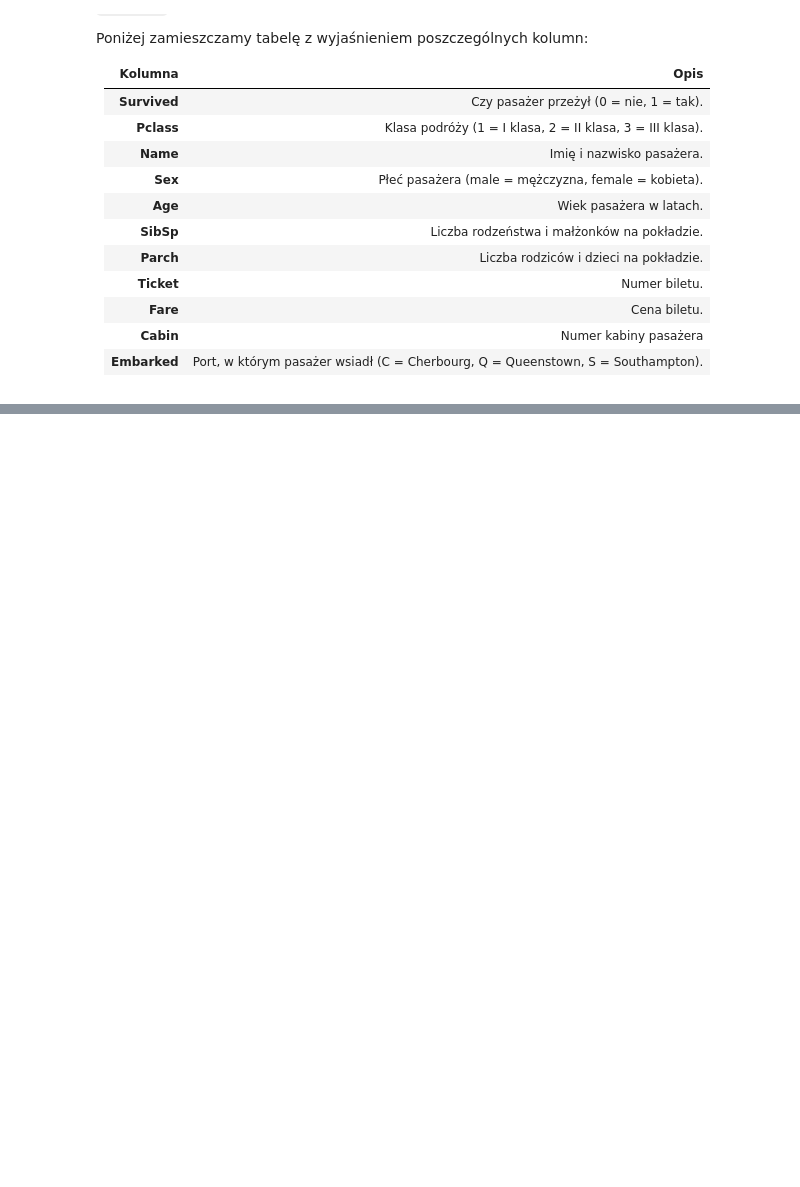
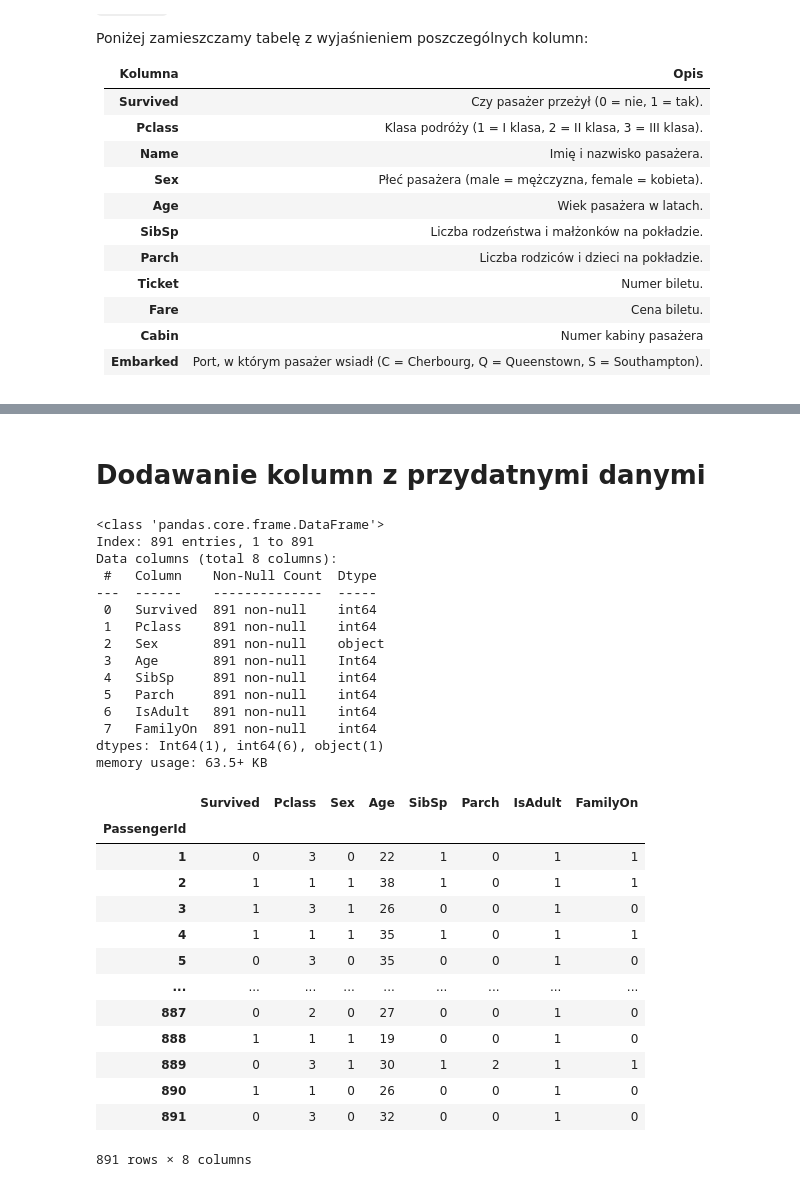
Before and after one commit to Solvro/ml-wakacyjne-wyzwanie-2025, a Jupyter notebook: 1_przetwarzanie_wizualizacja/EDA_zadanie.ipynb, the cells around one changed output, grey strips where cells are left out. Drawn from its saved outputs; the diff is of its cells as text; code cells hidden in the pictures; blank space fills up the shorter version.

```diff
--- a/1_przetwarzanie_wizualizacja/EDA_zadanie.ipynb
+++ b/1_przetwarzanie_wizualizacja/EDA_zadanie.ipynb
@@ -5,7 +7,7 @@ drive.mount('/content/drive') # remove the cell if colab is not used
 import pandas as pd
 import numpy as np
 from pathlib import Path
-base_path = Path() # Pass path to data folder here, e.g. Path('/content/drive/MyDrive/data') if using Google Drive
+base_path = Path('/content/drive/MyDrive/Colab Notebooks/DANE LEKCJA 1') # Pass path to data folder here, e.g. Path('/content/drive/MyDrive/data') if using Google Drive
 # %% [markdown]
 # Analiza i przetwarzanie danych na temat Titanica
 
@@ -67,0 +121,39 @@ titanic_df = pd.read_csv(base_path / 'titanic.csv', index_col='PassengerId')
+# %% [markdown]
+# Dodawanie kolumn z przydatnymi danymi
+# %%
+sex_mapping = {
+    'male': 0,
+    'female': 1
+}
+titanic_clean['Sex'] = titanic_clean['Sex'].map(sex_mapping)
+titanic_clean
+# %% [output]
+<class 'pandas.core.frame.DataFrame'>
+Index: 891 entries, 1 to 891
+Data columns (total 8 columns):
+ #   Column    Non-Null Count  Dtype
+---  ------    --------------  -----
+ 0   Survived  891 non-null    int64
+ 1   Pclass    891 non-null    int64
+ 2   Sex       891 non-null    object
+ 3   Age       891 non-null    Int64
+ 4   SibSp     891 non-null    int64
+ 5   Parch     891 non-null    int64
+ 6   IsAdult   891 non-null    int64
+ 7   FamilyOn  891 non-null    int64
+dtypes: Int64(1), int64(6), object(1)
+memory usage: 63.5+ KB
+|  | Survived | Pclass | Sex | Age | SibSp | Parch | IsAdult | FamilyOn |
+| PassengerId |  |  |  |  |  |  |  |  |
+| 1 | 0 | 3 | 0 | 22 | 1 | 0 | 1 | 1 |
+| 2 | 1 | 1 | 1 | 38 | 1 | 0 | 1 | 1 |
+| 3 | 1 | 3 | 1 | 26 | 0 | 0 | 1 | 0 |
+| 4 | 1 | 1 | 1 | 35 | 1 | 0 | 1 | 1 |
+| 5 | 0 | 3 | 0 | 35 | 0 | 0 | 1 | 0 |
+| ... | ... | ... | ... | ... | ... | ... | ... | ... |
+| 887 | 0 | 2 | 0 | 27 | 0 | 0 | 1 | 0 |
+| 888 | 1 | 1 | 1 | 19 | 0 | 0 | 1 | 0 |
+| 889 | 0 | 3 | 1 | 30 | 1 | 2 | 1 | 1 |
+| 890 | 1 | 1 | 0 | 26 | 0 | 0 | 1 | 0 |
+| 891 | 0 | 3 | 0 | 32 | 0 | 0 | 1 | 0 |
+891 rows × 8 columns
```
Also changed, not shown: parts of 13 cells of this notebook.
